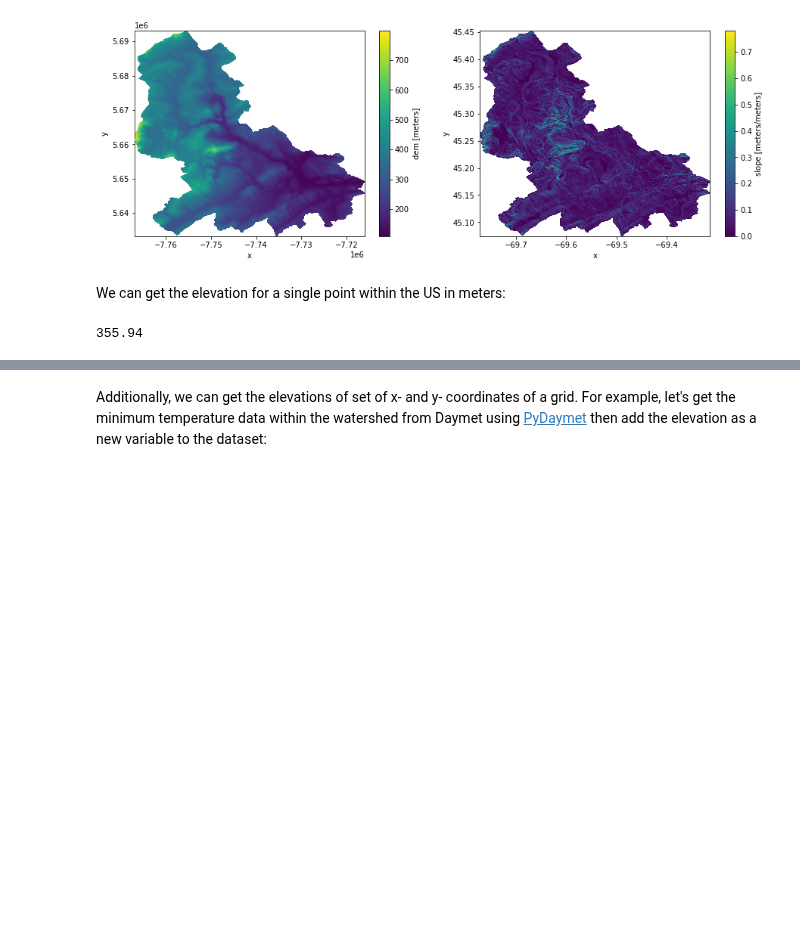
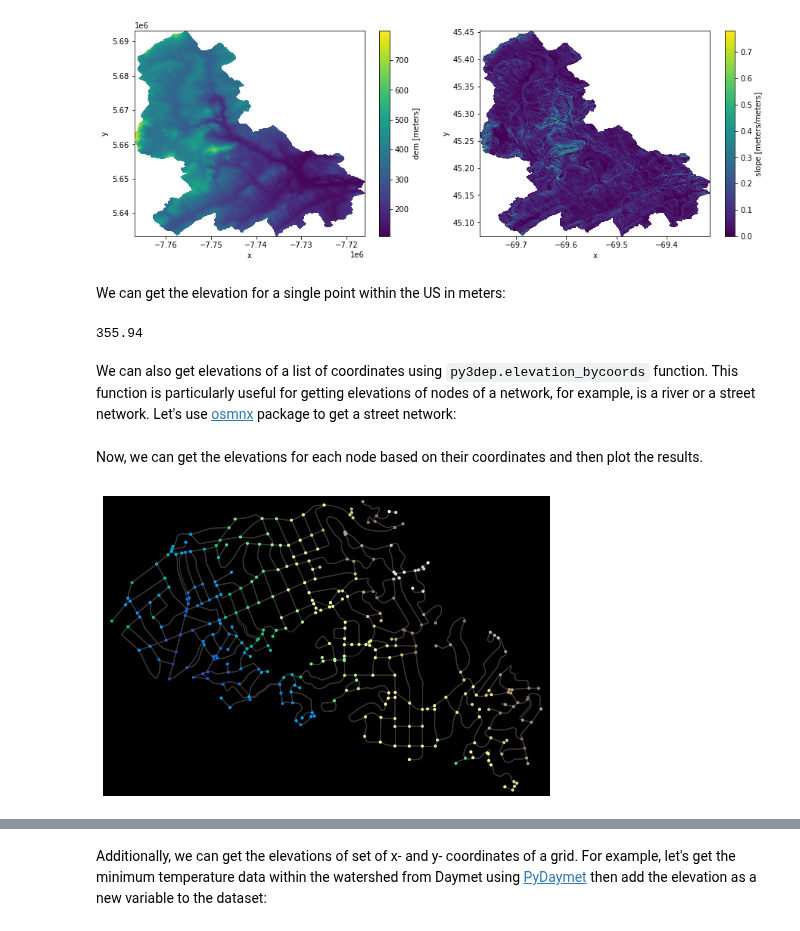
Before and after one commit to hyriver/pygeohydro, a Jupyter notebook: docs/examples/3dep.ipynb, the cells around one changed output, grey strips where cells are left out. Cells and saved outputs as stored; diff of their text form; code cells hidden in the pictures; blank space fills up the shorter version.

Commit message:
update examples based on the latest releases

```diff
--- a/docs/examples/3dep.ipynb
+++ b/docs/examples/3dep.ipynb
@@ -51,3 +53,19 @@ elev = py3dep.elevation_byloc((-7766049.665, 5691929.739), "epsg:3857")
 elev
 # %% [output]
 355.94
+# %% [markdown]
+We can also get elevations of a list of coordinates using `py3dep.elevation_bycoords` function. This function is particularly useful for getting elevations of nodes of a network, for example, is a river or a street network. Let's use [osmnx](https://github.com/gboeing/osmnx) package to get a street network:
+# %%
+G = ox.graph_from_place('Piedmont, California, USA', network_type='drive')
+# %% [markdown]
+Now, we can get the elevations for each node based on their coordinates and then plot the results.
+# %%
+x, y = nx.get_node_attributes(G, "x").values(), nx.get_node_attributes(G, "y").values()
+elevation = py3dep.elevation_bycoords(list(zip(x, y)), crs="epsg:4326", resolution=90)
+nx.set_node_attributes(G, dict(zip(G.nodes(), elevation)), 'elevation')
+G = ox.add_edge_grades(G)
+# %%
+nc = ox.plot.get_node_colors_by_attr(G, 'elevation', cmap='terrain')
+fig, ax = ox.plot_graph(G, node_color=nc, node_size=10, edge_color='#333333', bgcolor='k')
+# %% [output]
+[figure, added]
```
Also changed, not shown: parts of 4 cells of this notebook, 9 other files.
